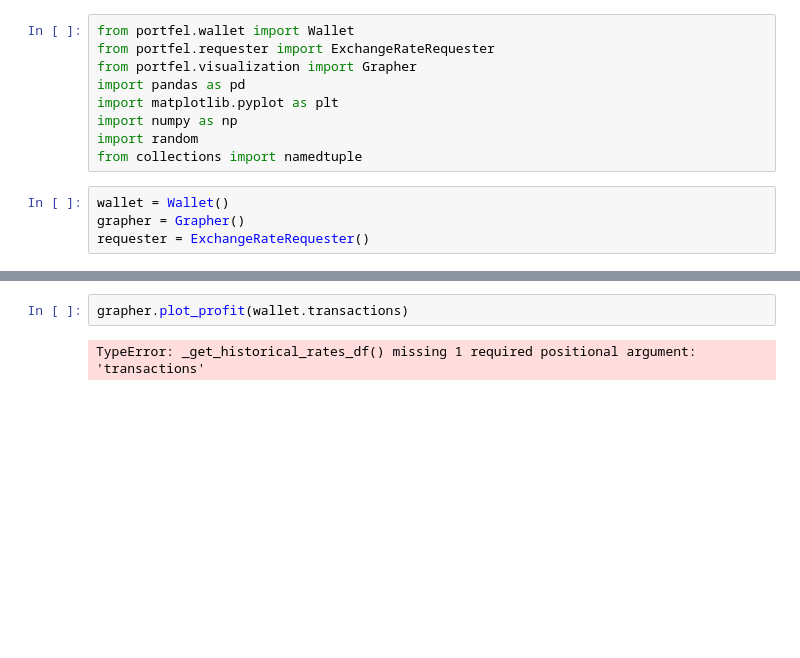
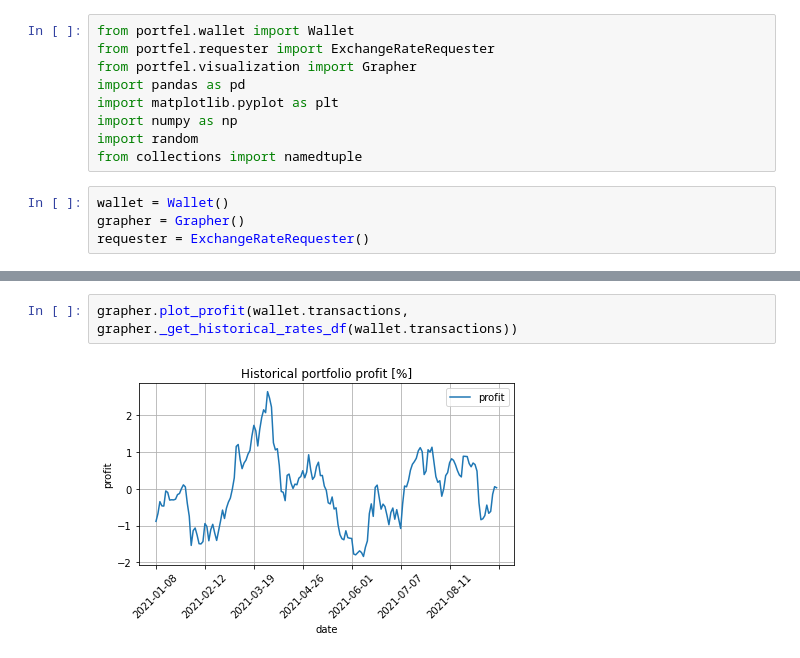
Before and after one commit to kundziorro/generator, a Jupyter notebook: demo.ipynb, the cells around one changed output, grey strips where cells are left out. Saved outputs shown, nothing was run; the diff lists cells and outputs as text; blank space fills up the shorter version.

```diff
--- a/demo.ipynb
+++ b/demo.ipynb
@@ -53,4 +42,4 @@ JSONDecodeError: Extra data: line 1 column 5 (char 4)
 # %%
-grapher.plot_profit(wallet.transactions)
+grapher.plot_profit(wallet.transactions, grapher._get_historical_rates_df(wallet.transactions))
 # %% [output]
-TypeError: _get_historical_rates_df() missing 1 required positional argument: 'transactions'
+[figure, added]
```
Also changed, not shown: parts of 7 cells of this notebook, 1 other file.
